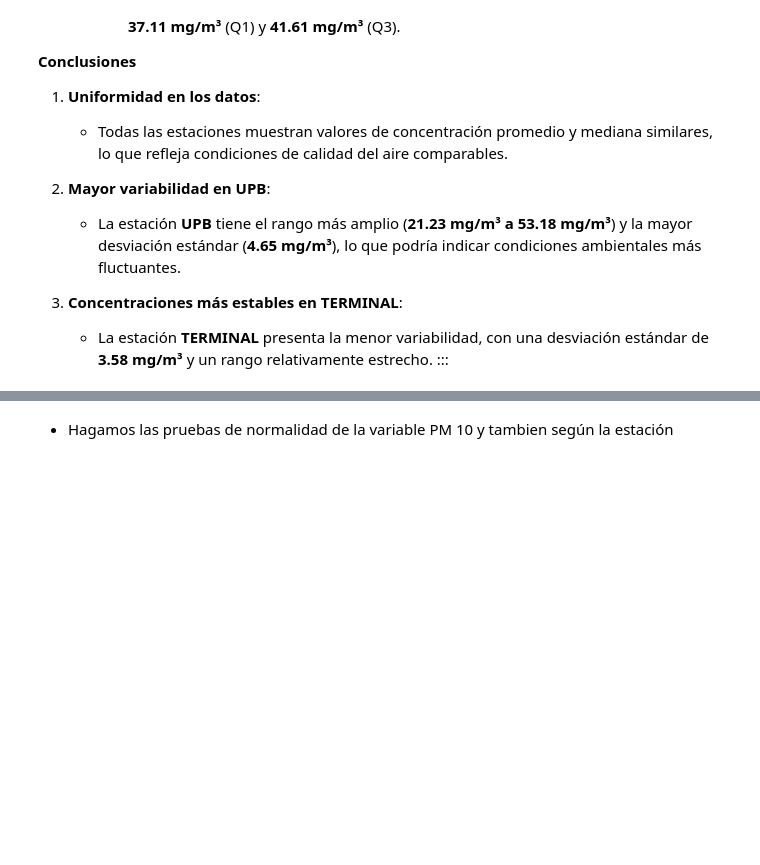
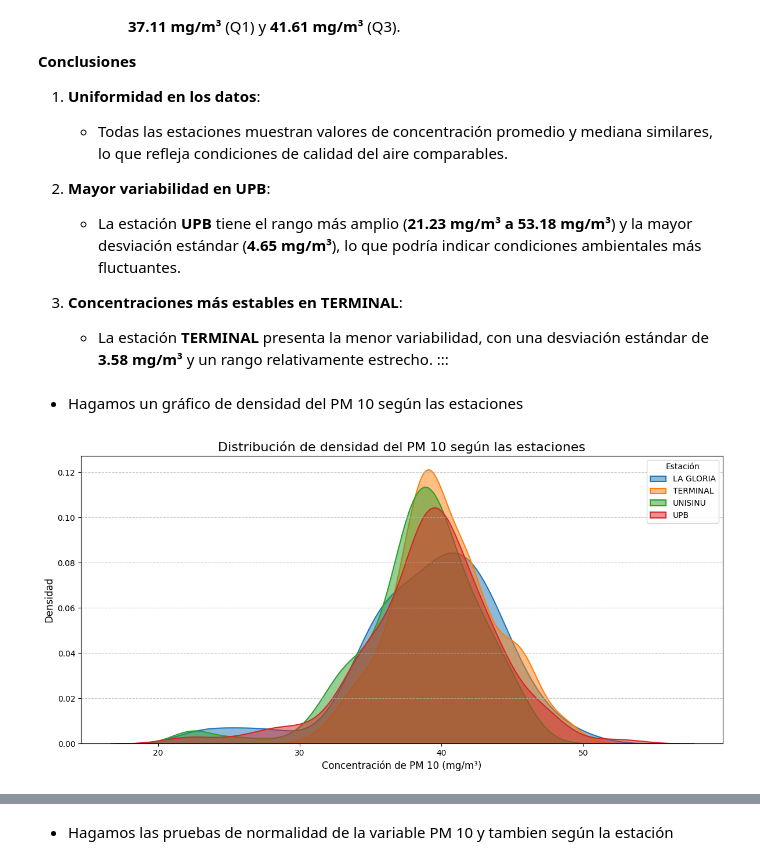
Before and after one commit to cdeoroaguado/jb_aet_pm10_25, a Jupyter notebook: _sources/1_etl.ipynb, the cells around one changed output, grey strips where cells are left out. Cells and saved outputs as stored; diff of their text form; code cells hidden in the pictures; blank space fills up the shorter version.

```diff
--- a/_sources/1_etl.ipynb
+++ b/_sources/1_etl.ipynb
@@ -639,3 +710,38 @@ La tabla proporciona un análisis descriptivo de las concentraciones de PM 10 en
 3. **Concentraciones más estables en TERMINAL**:
    - La estación **TERMINAL** presenta la menor variabilidad, con una desviación estándar de **3.58 mg/m³** y un rango relativamente estrecho.
 :::
+# %% [markdown]
+* Hagamos un gráfico de densidad del PM 10 según las estaciones
+# %%
+# Limpiar los datos: eliminar filas con valores nulos en 'Estacion' o 'Concentración_mg/m3'
+pm_10_cleaned = pm_10.dropna(subset=['Estacion', 'Concentración_mg/m3'])
+
+# Confirmar que los datos son categóricos
+pm_10_cleaned['Estacion'] = pm_10_cleaned['Estacion'].astype('category')
+
+# Crear el gráfico de densidad manualmente para cada estación
+plt.figure(figsize=(12, 6))
+
+for estacion in pm_10_cleaned['Estacion'].cat.categories:
+    subset = pm_10_cleaned[pm_10_cleaned['Estacion'] == estacion]
+    sns.kdeplot(
+        data=subset,
+        x="Concentración_mg/m3",
+        label=estacion,
+        fill=True,
+        alpha=0.5,
+        linewidth=1.5
+    )
+
+# Configuración del gráfico
+plt.title("Distribución de densidad del PM 10 según las estaciones", fontsize=16)
+plt.xlabel("Concentración de PM 10 (mg/m³)", fontsize=12)
+plt.ylabel("Densidad", fontsize=12)
+plt.legend(title="Estación", loc='upper right')
+plt.grid(axis='y', linestyle='--', alpha=0.7)
+plt.tight_layout()
+
+# Mostrar el gráfico
+plt.show()
+# %% [output]
+[figure, added]
```
Also changed, not shown: parts of 38 cells of this notebook, 6 other files.
